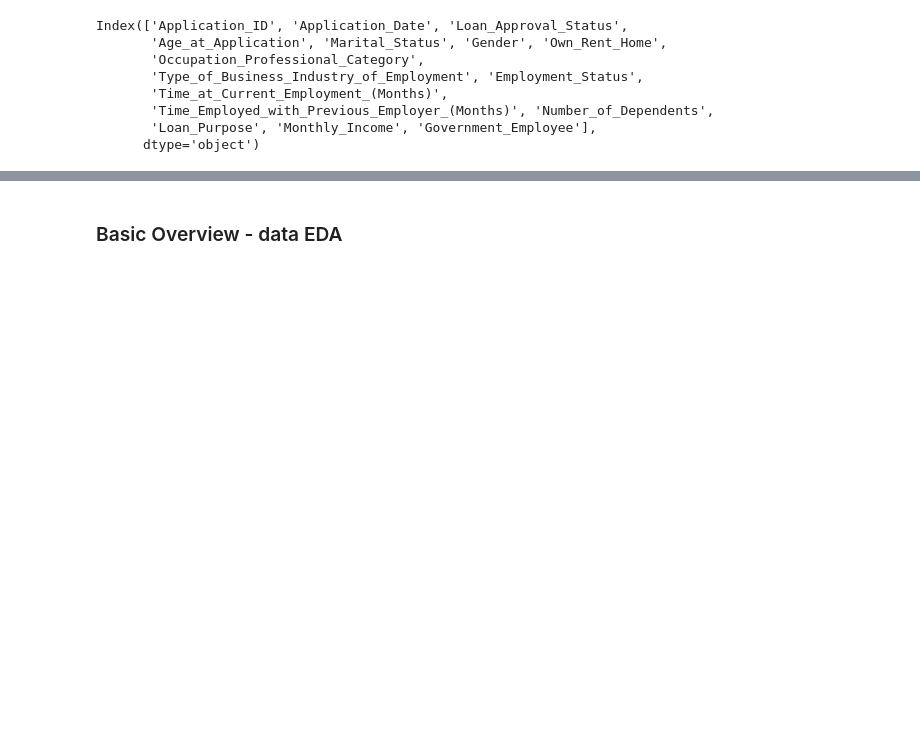
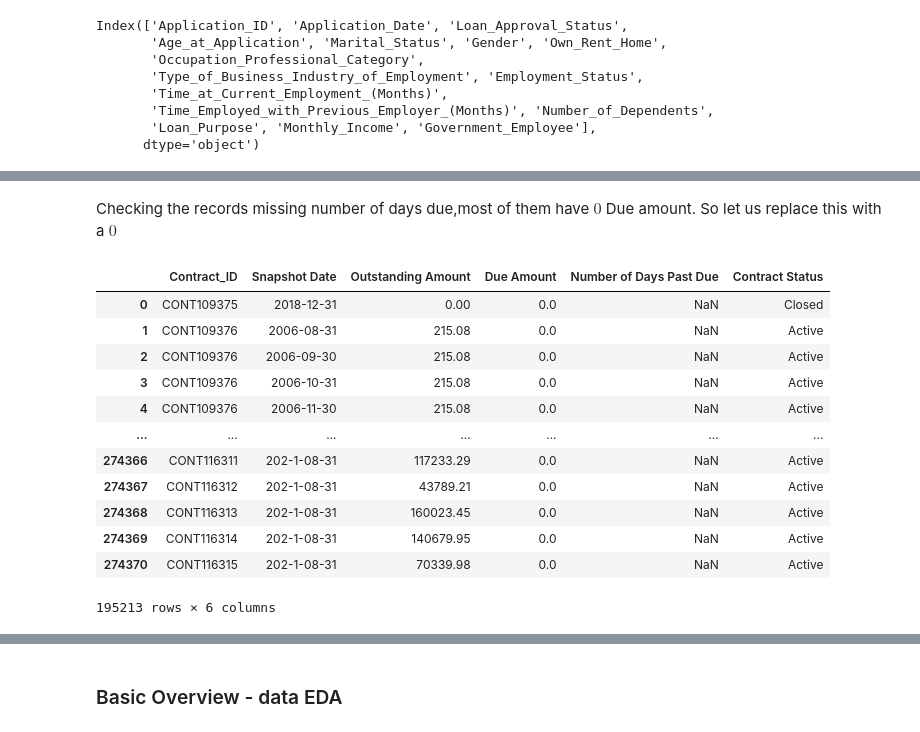
Before and after one commit to Cheptoi-Millicent/DSF-PT08P5-GROUP6-CAPSTONE-PROJECT, a Jupyter notebook: index.ipynb, the cells around one changed output, grey strips where cells are left out. Drawn from its saved outputs; the diff is of its cells as text; code cells hidden in the pictures; blank space fills up the shorter version.

```diff
--- a/index.ipynb
+++ b/index.ipynb
@@ -223,10 +221,10 @@ dtype: int64
 ### Contracts Snapshot data
 # %%
 # Load the dataset
-ContractsSnapshot_data = pd.read_csv("../creditdata/3. ContractsSnapshotData.csv")
+contractsSnapshot_data = pd.read_csv("./data/3. ContractsSnapshotData.csv")
 
 # Check top 2 rows
-ContractsSnapshot_data.head(2)
+contractsSnapshot_data.head(2)
 # %% [output]
 |  | Contract_ID | Snapshot Date | Outstanding Amount | Due Amount | Number of Days Past Due | Contract Status |
 | 0 | CONT109375 | 2018-12-31 | 0.00 | 0.0 | NaN | Closed |
@@ -436,0 +619,19 @@ rel_app_data = app_data[["Loan_Approval_Status", "Monthly_Income", "Number_of_De
+# %% [markdown]
+Checking the records missing number of days due,most of them have $0$ Due amount. So let us replace this with a $0$
+# %%
+# Check other features where "Number of Days Past Due" is null
+contractsSnapshot_data[contractsSnapshot_data["Number of Days Past Due"].isnull()]
+# %% [output]
+|  | Contract_ID | Snapshot Date | Outstanding Amount | Due Amount | Number of Days Past Due | Contract Status |
+| 0 | CONT109375 | 2018-12-31 | 0.00 | 0.0 | NaN | Closed |
+| 1 | CONT109376 | 2006-08-31 | 215.08 | 0.0 | NaN | Active |
+| 2 | CONT109376 | 2006-09-30 | 215.08 | 0.0 | NaN | Active |
+| 3 | CONT109376 | 2006-10-31 | 215.08 | 0.0 | NaN | Active |
+| 4 | CONT109376 | 2006-11-30 | 215.08 | 0.0 | NaN | Active |
+| ... | ... | ... | ... | ... | ... | ... |
+| 274366 | CONT116311 | 202-1-08-31 | 117233.29 | 0.0 | NaN | Active |
+| 274367 | CONT116312 | 202-1-08-31 | 43789.21 | 0.0 | NaN | Active |
+| 274368 | CONT116313 | 202-1-08-31 | 160023.45 | 0.0 | NaN | Active |
+| 274369 | CONT116314 | 202-1-08-31 | 140679.95 | 0.0 | NaN | Active |
+| 274370 | CONT116315 | 202-1-08-31 | 70339.98 | 0.0 | NaN | Active |
+195213 rows × 6 columns
```
Also changed, not shown: parts of 107 cells of this notebook.
